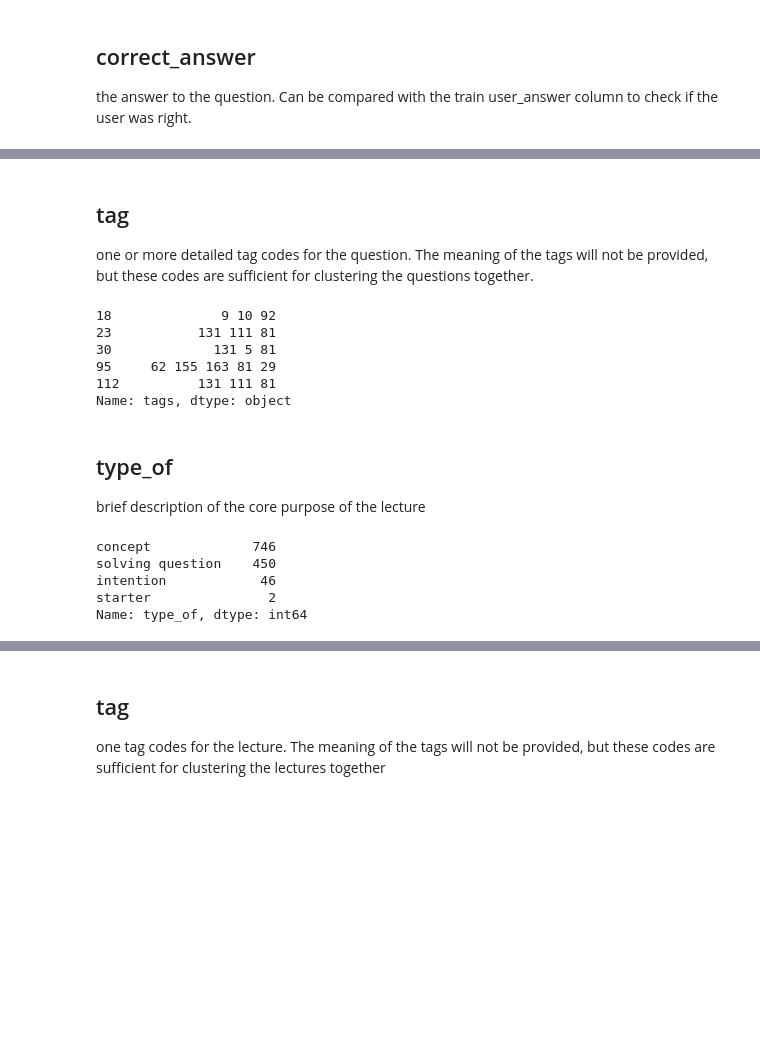
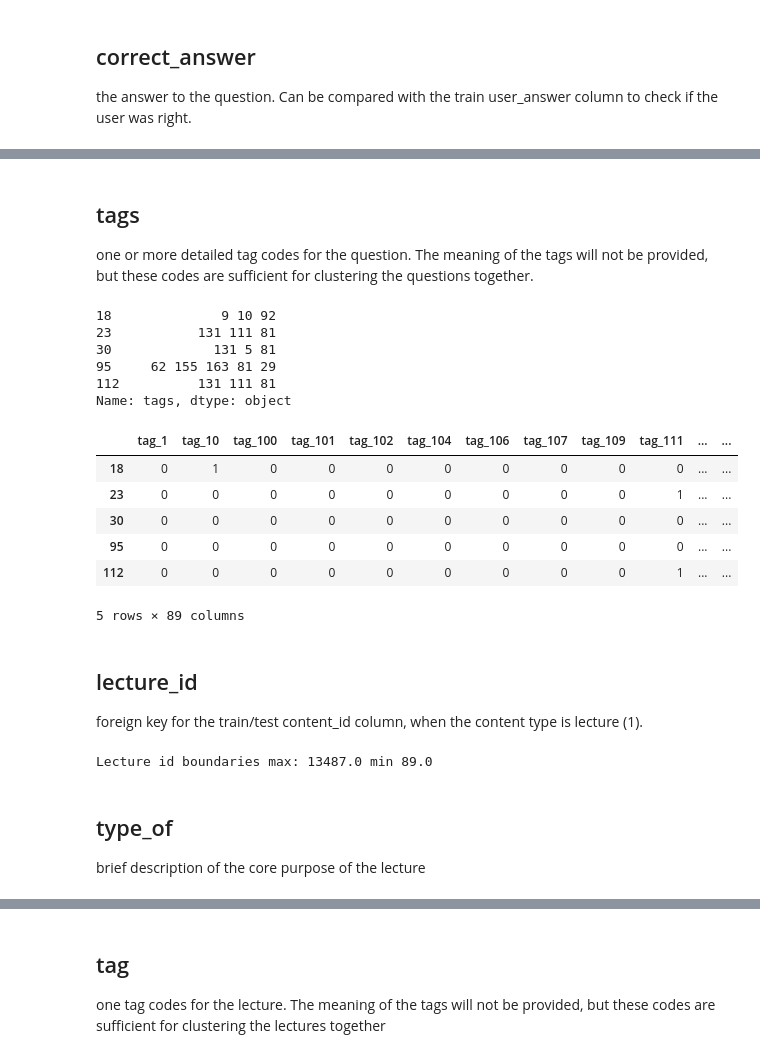
Before and after one commit to Owluska/mipt_data_science, a Jupyter notebook: HW_2/HW_2.ipynb, the cells around one changed output, grey strips where cells are left out. Cells and saved outputs as stored; diff of their text form; code cells hidden in the pictures; blank space fills up the shorter version.

Commit message:
✨ feat(HW-2): Add tags preprocessing and dtypes correction

```diff
--- a/HW_2/HW_2.ipynb
+++ b/HW_2/HW_2.ipynb
@@ -243,0 +227,5 @@ train.head()
+# %%
+print(train['question_id'].head())
+print('Question id min: {} max: {}'.format(train['question_id'].min(),
+                                                     train['question_id'].max()))
+train['question_id'] = train['question_id'].astype(np.uint32)
@@ -256,0 +244,3 @@ Name: bundle_id, dtype: int64
+# %%
+print(train['bundle_id'].value_counts().head())
+train['bundle_id'] = train['bundle_id'].astype(np.uint32)
@@ -268,0 +258,3 @@ Name: correct_answer, dtype: int64
+# %%
+print(train['correct_answer'].value_counts())
+train['correct_answer'] =  train['correct_answer'].astype(np.uint8)
@@ -278,0 +273,3 @@ KeyError: 'part'
+# %%
+print(train['part_question'].value_counts())
+train['part_question'] = train['part_question'].astype(np.uint8)
@@ -279,5 +285,5 @@ KeyError: 'part'
 # %% [markdown]
-## tag
+## tags
 
 one or more detailed tag codes for the question. The meaning of the tags will not be provided, but these codes are sufficient for clustering the questions together.
 # %%
@@ -289,3 +295,36 @@ train['tags'].head()
 95     62 155 163 81 29
 112          131 111 81
 Name: tags, dtype: object
+# %%
+from collections import defaultdict
+def transform_tags(tags_series):
+    # tags_dict = defaultdict(list)
+    possible_keys = []
+    for i, data in train['tags'].items():
+        data = data.split()
+        possible_keys.extend(data)
+    keys_set = sorted(set(possible_keys), key = int)
+    tags = []
+    # print(keys_set)
+    for i, data in train['tags'].items():
+        data = data.split()
+        data_set = set(data)
+        tags_dict = {key:0  for key in keys_set}
+        for key in data_set:
+            tags_dict[key] = 1
+        tags.append(tags_dict)
+        # break
+    tags = pd.DataFrame(data=tags, index=tags_series.index)
+    renaming_cols = {key: 'tag_' + key for key in keys_set}
+    tags = tags.rename(columns=renaming_cols)
+    return tags
+tags_ = transform_tags(train['tags'])
+tags_.head()
+# %% [output]
+|  | tag_1 | tag_10 | tag_100 | tag_101 | tag_102 | tag_104 | tag_106 | tag_107 | tag_109 | tag_111 | ... | ... |
+| 18 | 0 | 1 | 0 | 0 | 0 | 0 | 0 | 0 | 0 | 0 | ... | ... |
+| 23 | 0 | 0 | 0 | 0 | 0 | 0 | 0 | 0 | 0 | 1 | ... | ... |
+| 30 | 0 | 0 | 0 | 0 | 0 | 0 | 0 | 0 | 0 | 0 | ... | ... |
+| 95 | 0 | 0 | 0 | 0 | 0 | 0 | 0 | 0 | 0 | 0 | ... | ... |
+| 112 | 0 | 0 | 0 | 0 | 0 | 0 | 0 | 0 | 0 | 1 | ... | ... |
+5 rows × 89 columns
@@ -292,12 +333,13 @@ Name: tags, dtype: object
+# %% [markdown]
+## lecture_id
+foreign key for the train/test content_id column, when the content type is lecture (1).
+# %%
+print('Lecture id boundaries max: {} min {}'.format(train['lecture_id'].max(),
+                train['lecture_id'].min()))
+train['lecture_id'] = train['lecture_id'].astype(np.uint32)
+# %% [output]
+Lecture id boundaries max: 13487.0 min 89.0
 # %% [markdown]
 ## type_of
 
 brief description of the core purpose of the lecture
-# %%
-train['type_of'].value_counts()
-# %% [output]
-concept             746
-solving question    450
-intention            46
-starter               2
-Name: type_of, dtype: int64
```
Also changed, not shown: parts of 31 cells of this notebook.
